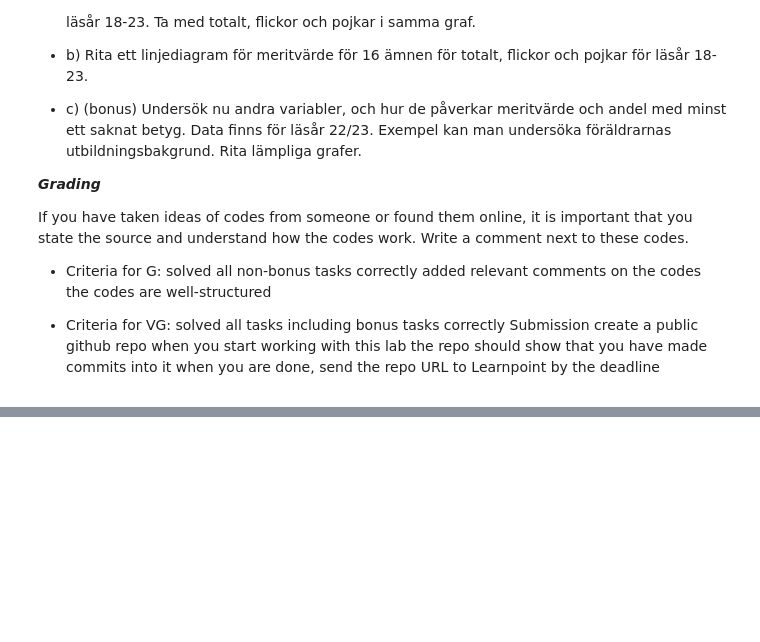
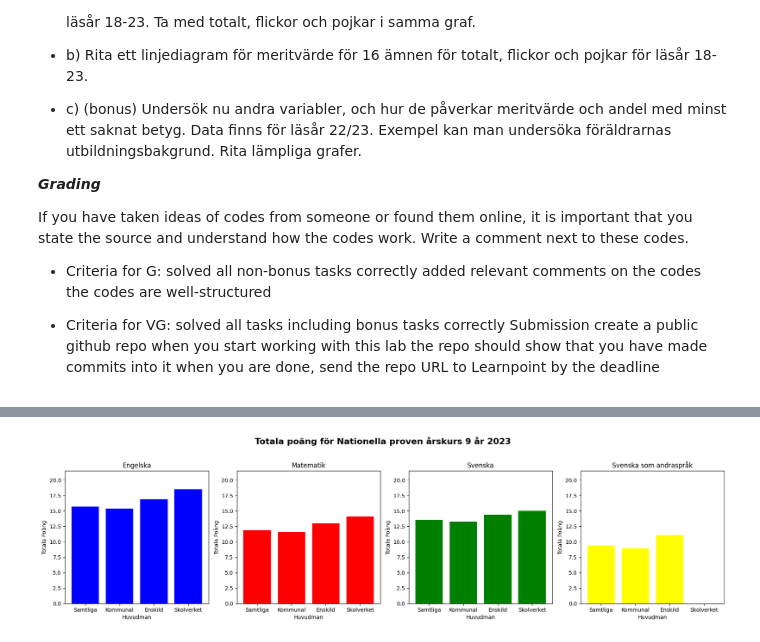
Before and after one commit to ponagr/Task2_python, a Jupyter notebook: uppgift1.ipynb, the cells around one changed output, grey strips where cells are left out. Saved outputs shown, nothing was run; the diff lists cells and outputs as text; code cells hidden in the pictures; blank space fills up the shorter version.

Commit message:
kortat ner, ändrat och gjort koden mer pytonisk

```diff
--- a/uppgift1.ipynb
+++ b/uppgift1.ipynb
@@ -73,3 +73,22 @@ Submission
 create a public github repo when you start working with this lab
 the repo should show that you have made commits into it
 when you are done, send the repo URL to Learnpoint by the deadline
+# %%
+# I den här uppgiften ska du visualisera med hjälp av matplotlib
+
+# - a) Börja med att läsa in filen riket2023_åk9_np.xlsx och sheets för de olika ämnena (engelska, matematik, svenska,
+# svenska som andraspråk). Ändra kolumnnamnen på respektive dataframe så du får något liknande som nedan.
+
+import matplotlib.pyplot as plt
+import pandas as pd
+
+subjects = ["Engelska", "Matematik", "Svenska", "Svenska som andraspråk"]
+df_list = [pd.read_excel("excel/riket2023_åk9_np.xlsx", sheet_name=sub, header=[8]) for sub in subjects]
+
+column_names = ["Plats","Huvudman","Totalt (A-F)","Flickor (A-F)","Pojkar (A-F)","Totalt (A-E)","Flickor (A-E)","Totalt (A-E)","Totalt (Poäng)","Flickor (Poäng)", "Pojkar (Poäng)"]
+
+for df in df_list:
+    df.columns = column_names
+    df.replace("..", 0, inplace=True)
+
+df_list[3]
@@ -76 +101,28 @@ when you are done, send the repo URL to Learnpoint by the deadline
+# %%
+
+# - b) För de olika ämnena, rita en stapeldiagram på totala poängen för de olika huvudmännen. Placera alla diagram i en
+# plott med subplottar
+
+max_points = max(df["Totalt (Poäng)"].max() for df in df_list)
+max_points
+
+colours = ["blue", "red", "green", "yellow"]
+
+fig, axes = plt.subplots(1,len(df_list), figsize=(18,5))
+
+for ax, sub, df, color in zip(axes,subjects,df_list,colours):
+    ax.set(
+        title=sub,
+        ylabel="Totala Poäng",
+        xlabel="Huvudman",
+        ylim=(0,max_points+3),
+    )
+    ax.bar(df["Huvudman"],df["Totalt (Poäng)"], color=color)
+
+fig.suptitle("Totala poäng för Nationella proven årskurs 9 år 2023\n", fontsize=16, fontweight="bold")
+plt.tight_layout(pad=1)
+
+fig.savefig("visualiseringar/barplot_nationella.png")
+# %% [output]
+[figure, added]
 # %%
```
Also changed, not shown: parts of 4 cells of this notebook, 1 other file.
